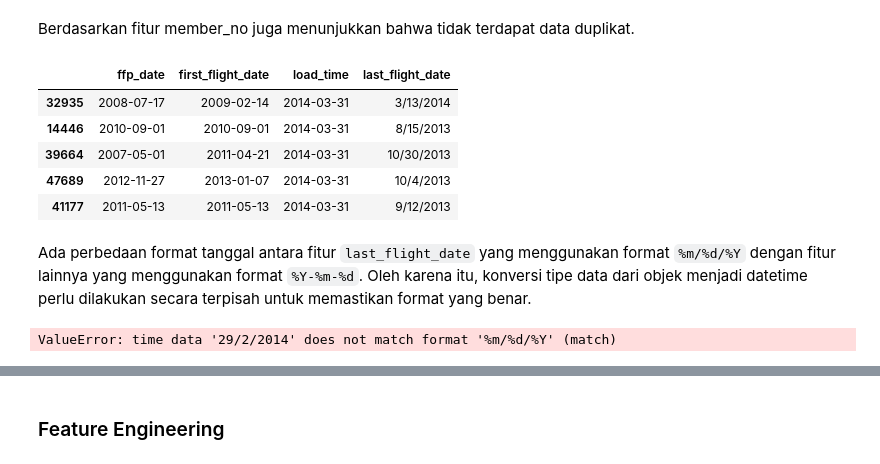
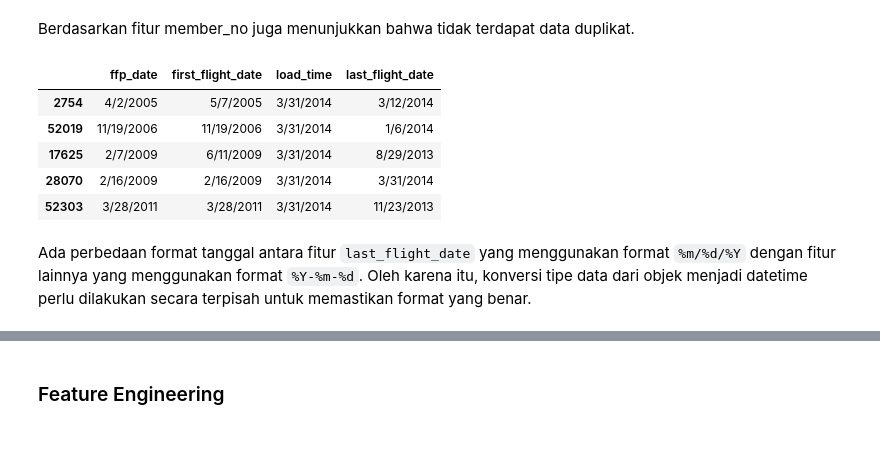
Before and after one commit to mfathul21/airline-customer-value, a Jupyter notebook: Airline_Customer_Segmentation.ipynb, the cells around one changed output, grey strips where cells are left out. Saved outputs shown, nothing was run; the diff lists cells and outputs as text; code cells hidden in the pictures.

```diff
--- a/Airline_Customer_Segmentation.ipynb
+++ b/Airline_Customer_Segmentation.ipynb
@@ -431,21 +418,16 @@ False
 # %% [markdown]
 Berdasarkan fitur member_no juga menunjukkan bahwa tidak terdapat data duplikat.
 # %%
-date_col = ['ffp_date', 'first_flight_date', 'load_time', 'last_flight_date']
-airline[date_col].sample(5)
+airline[['ffp_date', 'first_flight_date', 'load_time', 'last_flight_date']].sample(5)
 # %% [output]
 |  | ffp_date | first_flight_date | load_time | last_flight_date |
-| 32935 | 2008-07-17 | 2009-02-14 | 2014-03-31 | 3/13/2014 |
-| 14446 | 2010-09-01 | 2010-09-01 | 2014-03-31 | 8/15/2013 |
-| 39664 | 2007-05-01 | 2011-04-21 | 2014-03-31 | 10/30/2013 |
-| 47689 | 2012-11-27 | 2013-01-07 | 2014-03-31 | 10/4/2013 |
-| 41177 | 2011-05-13 | 2011-05-13 | 2014-03-31 | 9/12/2013 |
+| 2754 | 4/2/2005 | 5/7/2005 | 3/31/2014 | 3/12/2014 |
+| 52019 | 11/19/2006 | 11/19/2006 | 3/31/2014 | 1/6/2014 |
+| 17625 | 2/7/2009 | 6/11/2009 | 3/31/2014 | 8/29/2013 |
+| 28070 | 2/16/2009 | 2/16/2009 | 3/31/2014 | 3/31/2014 |
+| 52303 | 3/28/2011 | 3/28/2011 | 3/31/2014 | 11/23/2013 |
 # %% [markdown]
 Ada perbedaan format tanggal antara fitur `last_flight_date` yang menggunakan format `%m/%d/%Y` dengan fitur lainnya yang menggunakan format `%Y-%m-%d`. Oleh karena itu, konversi tipe data dari objek menjadi datetime perlu dilakukan secara terpisah untuk memastikan format yang benar.
 # %%
 cond = airline['last_flight_date'].apply(lambda x: x[-3]) == ':'
 airline.loc[cond, 'last_flight_date'] = airline.loc[cond, 'last_flight_date'].apply(lambda x: x[:9])
-# %%
-airline['last_flight_date'] = pd.to_datetime(airline['last_flight_date'], format='%m/%d/%Y')
-# %% [output]
-ValueError: time data '29/2/2014' does not match format '%m/%d/%Y' (match)
```
Also changed, not shown: parts of 15 cells of this notebook.
